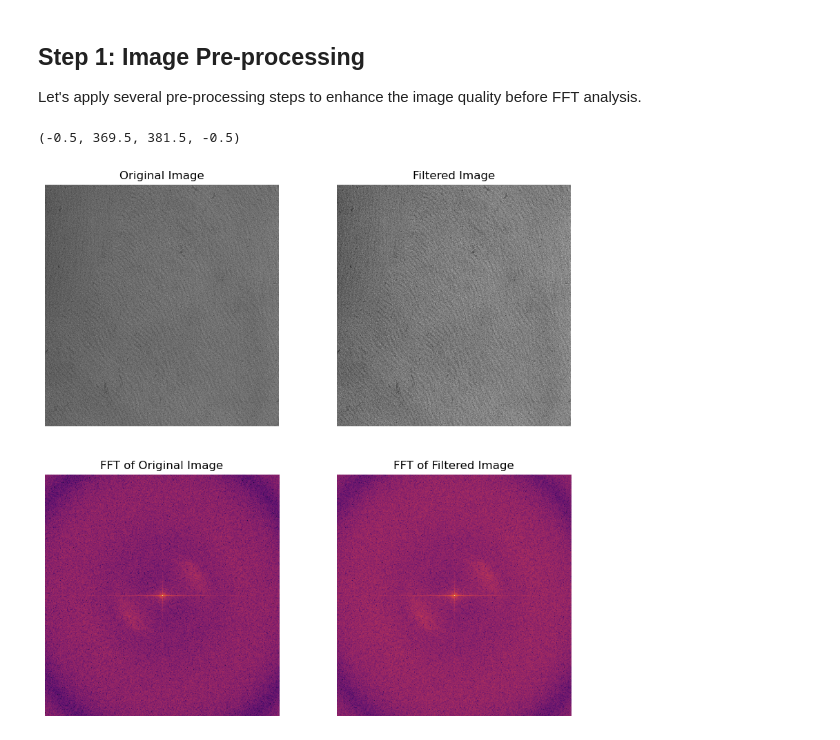
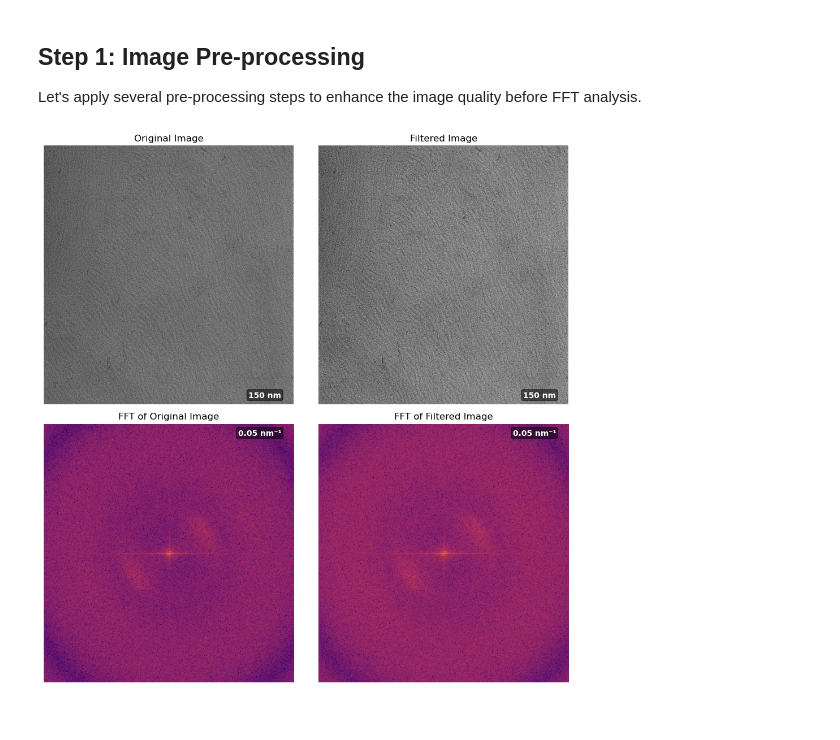
Before and after one commit to rmsreis/cortical_analysis, a Jupyter notebook: image_filtering_plot.ipynb, the cells around one changed output. Saved outputs shown, nothing was run; the diff lists cells and outputs as text; code cells hidden in the pictures.

```diff
--- a/image_filtering_plot.ipynb
+++ b/image_filtering_plot.ipynb
@@ -96,32 +96,61 @@ crop_h, crop_w = int(h * crop_factor), int(w * crop_factor)
 center_h, center_w = h // 2, w // 2
 
 mag_orig_crop = mag_orig[center_h - crop_h:center_h + crop_h,
                          center_w - crop_w:center_w + crop_w]
 mag_filt_crop = mag_filt[center_h - crop_h:center_h + crop_h,
                          center_w - crop_w:center_w + crop_w]
 
 # Create a figure with 2x2 subplots
 fig, axs = plt.subplots(2, 2, figsize=(10, 10))
 
 # Display original image
 axs[0, 0].imshow(img, cmap='gray')
 axs[0, 0].set_title('Original Image')
 axs[0, 0].axis('off')
 
 # Display filtered image
 axs[0, 1].imshow(img_median, cmap='gray')
 axs[0, 1].set_title('Filtered Image')
 axs[0, 1].axis('off')
 
 # Display cropped FFT of original image
 axs[1, 0].imshow(mag_orig_crop, cmap='inferno')
 axs[1, 0].set_title('FFT of Original Image')
 axs[1, 0].axis('off')
 
 # Display cropped FFT of filtered image
 axs[1, 1].imshow(mag_filt_crop, cmap='inferno')
 axs[1, 1].set_title('FFT of Filtered Image')
 axs[1, 1].axis('off')
+
+# Add scale indicators to real-space images (top right corner)
+bar_length_nm = 150  # scale in nm
+for ax in [axs[0, 0], axs[0, 1]]:
+    # Add text only in top-right corner
+    ax.text(0.95, 0.05, f"{bar_length_nm} nm",
+            transform=ax.transAxes,  # Use axis coordinates (0-1)
+            color='white',
+            fontsize=10,
+            fontweight='bold',
+            ha='right',  # Horizontal alignment
+            va='top',    # Vertical alignment
+            bbox=dict(facecolor='black', alpha=0.5, pad=2, boxstyle='round,pad=0.2'))
+
+# Add scale indicators to FFT images
+fft_scale_value = "0.05 nm⁻¹"
+for ax in [axs[1, 0], axs[1, 1]]:
+    # Add text only in bottom-right corner
+    ax.text(0.95, 0.95, fft_scale_value,
+            transform=ax.transAxes,  # Use axis coordinates (0-1)
+            color='white',
+            fontsize=10,
+            fontweight='bold',
+            ha='right',  # Horizontal alignment
+            va='bottom', # Vertical alignment
+            bbox=dict(facecolor='black', alpha=0.5, pad=2, boxstyle='round,pad=0.2'))
+
+plt.tight_layout()
+plt.savefig('em_image_analysis.png', dpi=300, bbox_inches='tight')
+plt.show()
 # %% [output]
-(-0.5, 369.5, 381.5, -0.5)
-[figure, old version]
+[figure, new version]
```
